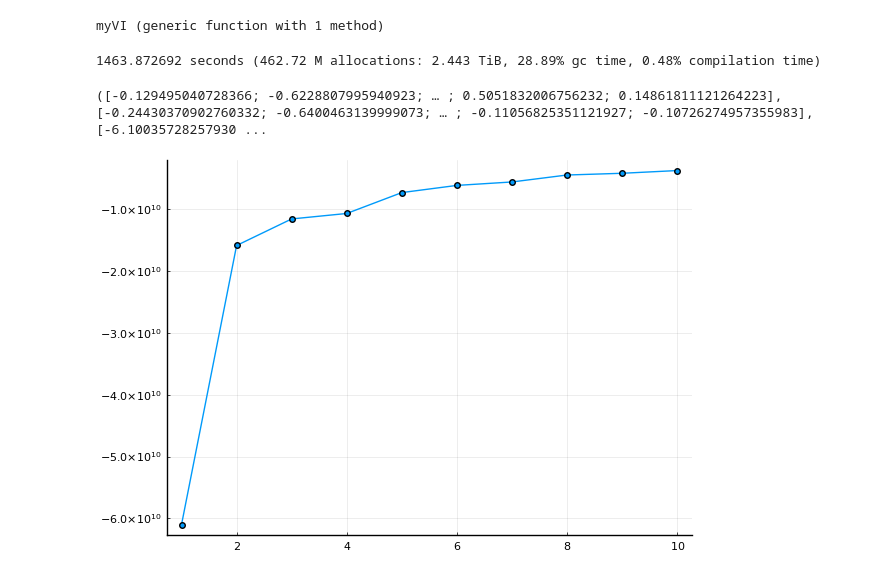
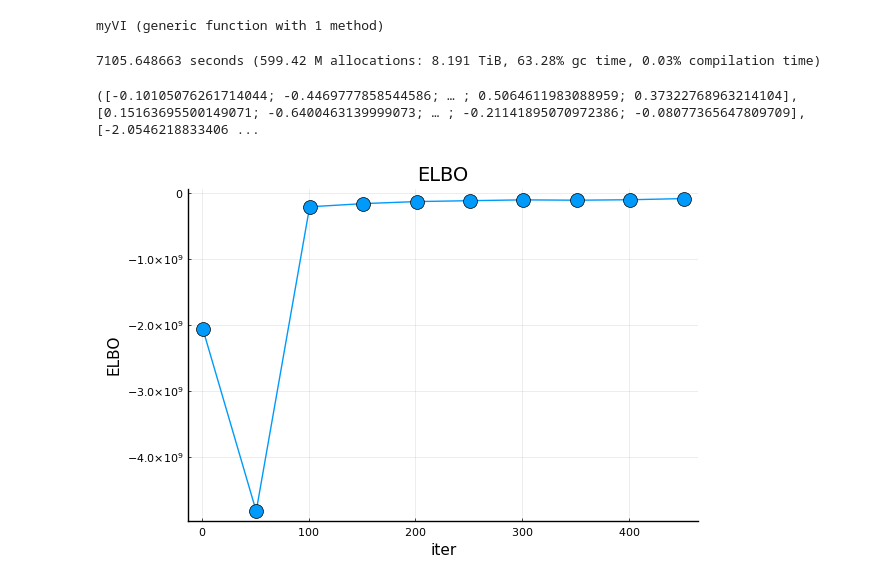
Before and after one commit to kitano-AppMath/my-julia-works, a Jupyter notebook: VAE-img.ipynb, the cells around one changed output. Cells and saved outputs as stored; diff of their text form; code cells hidden in the pictures.

```diff
--- a/VAE-img.ipynb
+++ b/VAE-img.ipynb
@@ -243,14 +243,16 @@ dη = length(ηvec₀)
 model_params = (dw=dw, dη=dη, Dz=Dz, stΦ=stΦ, stΨ=stΨ, wvec₀=wvec₀, ηvec₀=ηvec₀)
 
 #variational inference
-n_train = 100
+n_train = 500
 α = 0.1
 minibatch_size = 10
 @time wvec, ηvec, history = myVI(data, model_params, n_train, minibatch_size, α)
 # %% [output]
-1463.872692 seconds (462.72 M allocations: 2.443 TiB, 28.89% gc time, 0.48% compilation time)
+7105.648663 seconds (599.42 M allocations: 8.191 TiB, 63.28% gc time, 0.03% compilation time)
-([-0.129495040728366; -0.6228807995940923; … ; 0.5051832006756232; 0.14861811121264223], [-0.24430370902760332; -0.6400463139999073; … ; -0.11056825351121927; -0.10726274957355983], [-6.10035728257930 ...
+([-0.10105076261714044; -0.4469777858544586; … ; 0.5064611983088959; 0.37322768963214104], [0.15163695500149071; -0.6400463139999073; … ; -0.21141895070972386; -0.08077365647809709], [-2.0546218833406 ...
-# %%
-fig1 = plot(history, label=false, marker=:circle)
-# %% [output]
-[figure, removed]
+# %%
+fig1 = plot(1:50:500, history, label=false, marker=:circle, markersize=10, markerstrokewidth=0.5,
+    title="ELBO", xlabel="iter", ylabel="ELBO")
+savefig(fig1, "figs-VAE/fig1.png")
+# %% [output]
+[figure, added]
```
Also changed, not shown: parts of 7 cells of this notebook.
